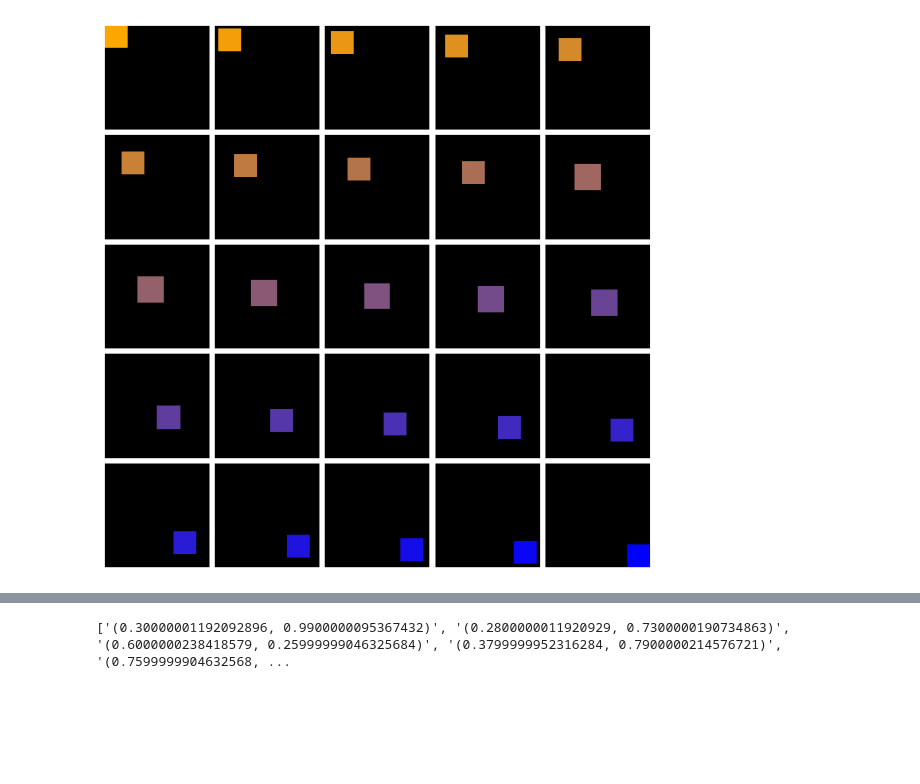
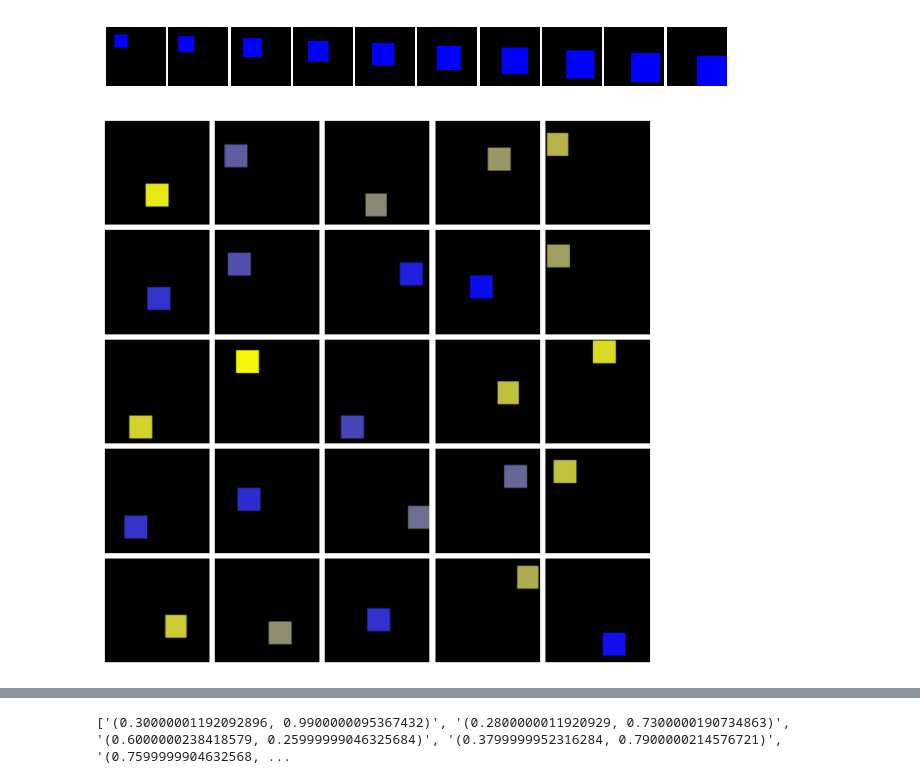
Before and after one commit to AdirTuval/vae-lab-project, a Jupyter notebook: tmpnotebook.ipynb, the cells around one changed output, grey strips where cells are left out. Drawn from its saved outputs; the diff is of its cells as text; code cells hidden in the pictures; blank space fills up the shorter version.

```diff
--- a/tmpnotebook.ipynb
+++ b/tmpnotebook.ipynb
@@ -5,8 +18,8 @@ import numpy as np
 # %%
 sdg = ShapesDatasetGenerator(
-    factors=["x", "y", "color"],
+    factors=["x", "y", "size"],
     render_config={
-        "canvas_size": 32,
+        "canvas_size": 64,
         "background_color": "black",
         "anti_alias": 1,
         "sample_color": "blue",
@@ -14,34 +27,53 @@ sdg = ShapesDatasetGenerator(
     },
     distribution_config={"type": "uniform", "params": [0, 1]},
 )
-sources = np.ones((25, 3))
-sources[:, 0] *= np.linspace(0, 1, 25)
-sources[:, 1] = np.linspace(0, 1, 25)
-sources[:, 2] = np.linspace(0, 1, 25)
-sdg.set_latents(sources)
+k = 10
+l = np.array(
+    [
+        [0.5, 0.5, 0.04],
+        [0, 0, 0.25],
+    ]
+)
+sdg.set_latents(np.tile(np.linspace(0, 1, 10).reshape(-1, 1), 3))
 samples = sdg.generate_samples()
+# samples, sources = sdg.generate(k)
+# shapes = np.load("data/shapes.npy")
+# sources = np.load("data/sources.npy")
+# print(sources)
+# %%
+fig, axes = plt.subplots(
+    1, k, figsize=(8, 8), gridspec_kw={"wspace": 0.05, "hspace": 0.05}
+)
+for i in range(k):
+    axes[i].imshow(samples[i])
+    axes[i].axis("off")
+
+plt.tight_layout()
+plt.show()
+# %% [output]
+[figure, added]
 # %%
 # Create a subplot with tight layout
 r = 5
 fig, axes = plt.subplots(
     r, r, figsize=(8, 8), gridspec_kw={"wspace": 0.05, "hspace": 0.05}
 )
 
 # Loop through each image and plot it on the corresponding subplot
 for i in range(r):
     for j in range(r):
         axes[i, j].imshow(
-            samples[(i * r) + j]
+            shapes[(i * r) + j]
         )
         axes[i, j].axis("off")  # Hide axes for cleaner presentation (optional)
 
 # Adjust layout (optional)
 plt.tight_layout()
 
 # Show the plot
 plt.show()
 # %% [output]
-[figure, old version]
+[figure, new version]
 # %%
 for s in np.round(sources[:25] , 2):
     print(s[0])
```
Also changed, not shown: parts of 1 cell of this notebook, 6 other files.
